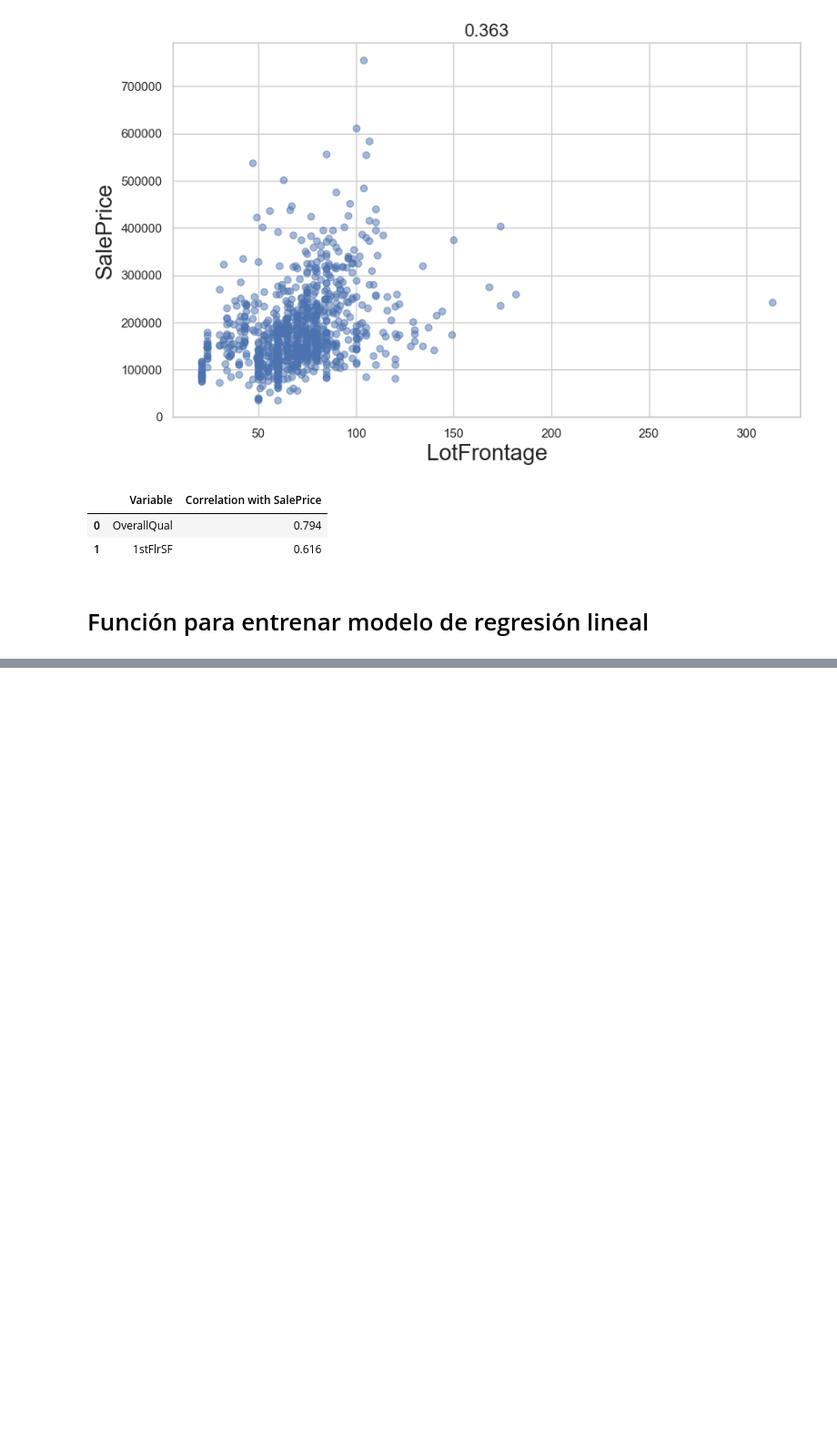
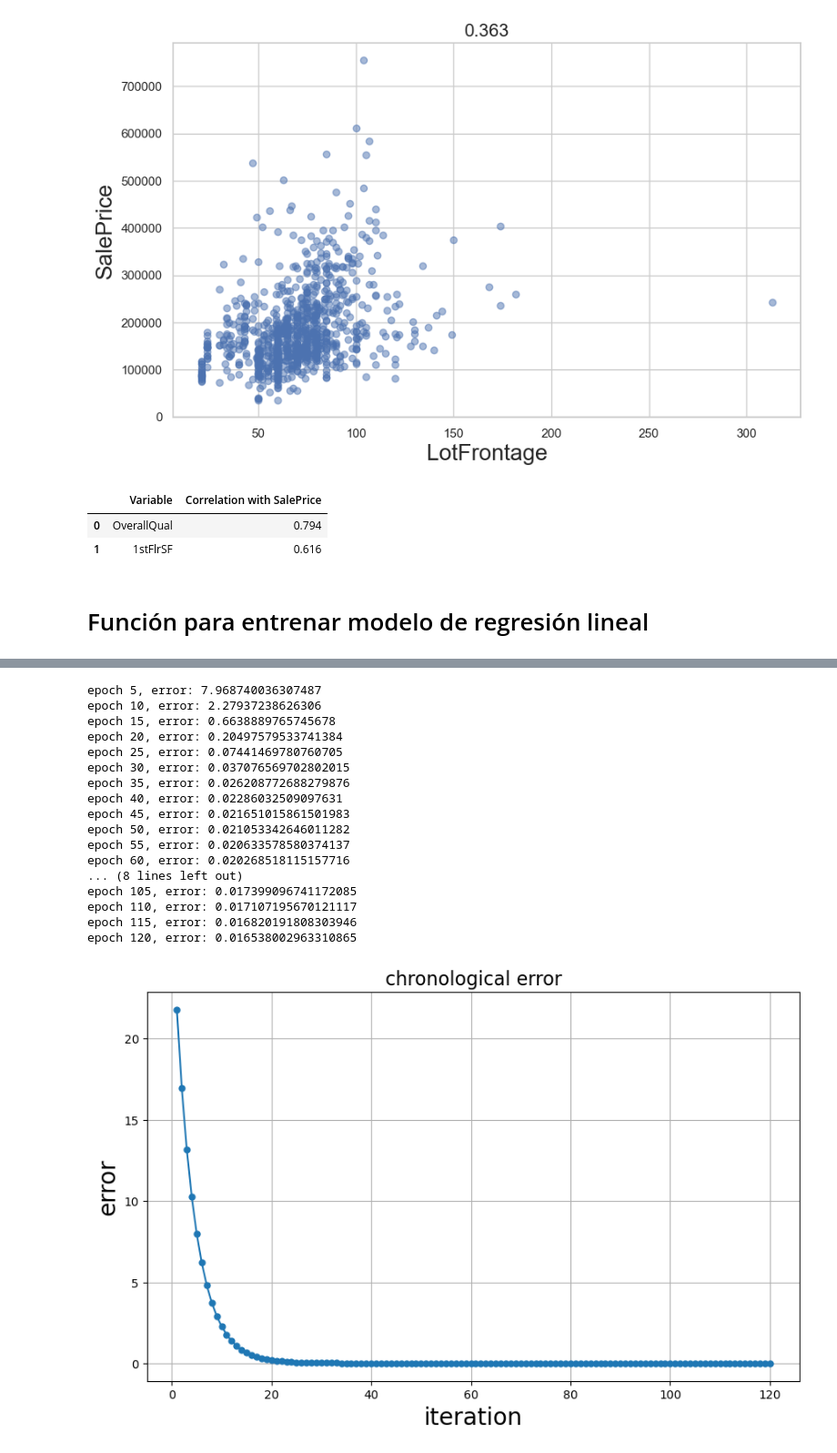
Before and after one commit to yosefmarr/python-project-1, a Jupyter notebook: project.ipynb, the cells around one changed output, grey strips where cells are left out. Shown: that part at 91% size. Cells and saved outputs as stored; diff of their text form; code cells hidden in the pictures; blank space fills up the shorter version.

Commit message:
feat: adding plot steps functionality

```diff
--- a/project.ipynb
+++ b/project.ipynb
@@ -133,8 +138,9 @@ df_training_correlation.head(2)
 # %% [markdown]
 # Función para entrenar modelo de regresión lineal
 # %%
-class LinealRegressionStep:
-    def __init__(self, vect_x, vect_y, observations, beta_start, prediction, error, beta_update):
+class LinearRegressionStep:
+    def __init__(self, vect_x, vect_y, prediction):
+        # dynamically assign attributes based on constructor parameters, excluding 'self'
         for name, value in locals().items():
             if name != "self":
                 setattr(self, name, value)
@@ -185,0 +231,27 @@ print(error_history)
+# %%
+# debug
+x = np.array([1, 2, 3, 4, 5])
+y = np.array([2, 4, 6, 8, 10])
+model = LinearRegression()
+steps, errors = model.calculate_regression(vect_x=x, vect_y=y, epochs=120, print_error_every=5, learning_rate=0.01)
+model.plotErrors()
+model.plotSteps(n=10)
+# %% [output]
+epoch 5, error: 7.968740036307487
+epoch 10, error: 2.27937238626306
+epoch 15, error: 0.6638889765745678
+epoch 20, error: 0.20497579533741384
+epoch 25, error: 0.07441469780760705
+epoch 30, error: 0.037076569702802015
+epoch 35, error: 0.026208772688279876
+epoch 40, error: 0.02286032509097631
+epoch 45, error: 0.021651015861501983
+epoch 50, error: 0.021053342646011282
+epoch 55, error: 0.020633578580374137
+epoch 60, error: 0.020268518115157716
+... (8 lines left out)
+epoch 105, error: 0.017399096741172085
+epoch 110, error: 0.017107195670121117
+epoch 115, error: 0.016820191808303946
+epoch 120, error: 0.016538002963310865
+[figure, added]
```
Also changed, not shown: parts of 3 cells of this notebook.
